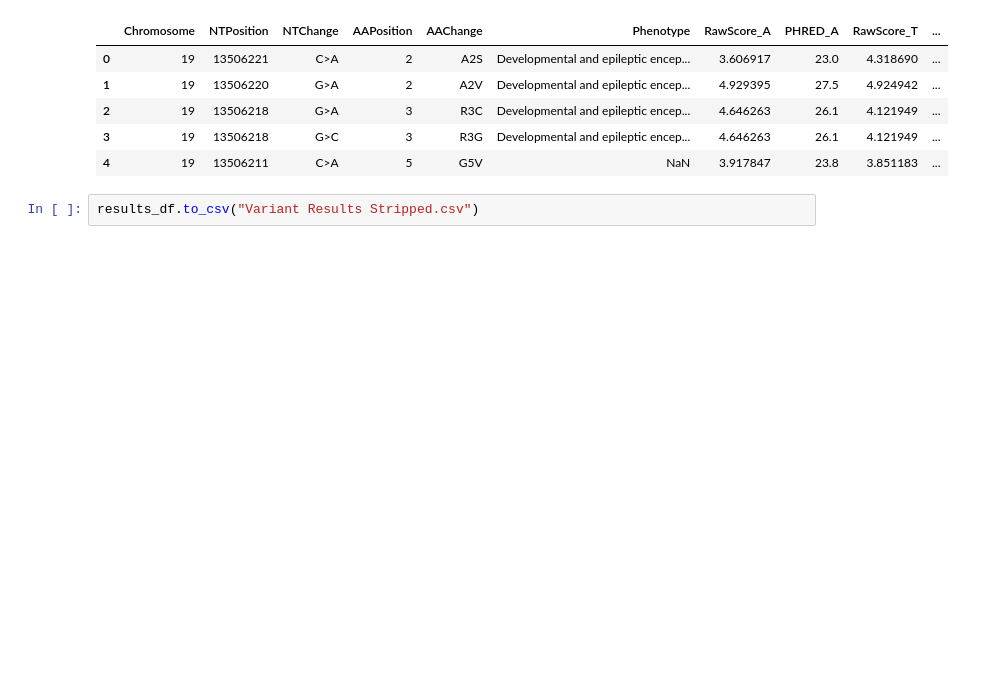
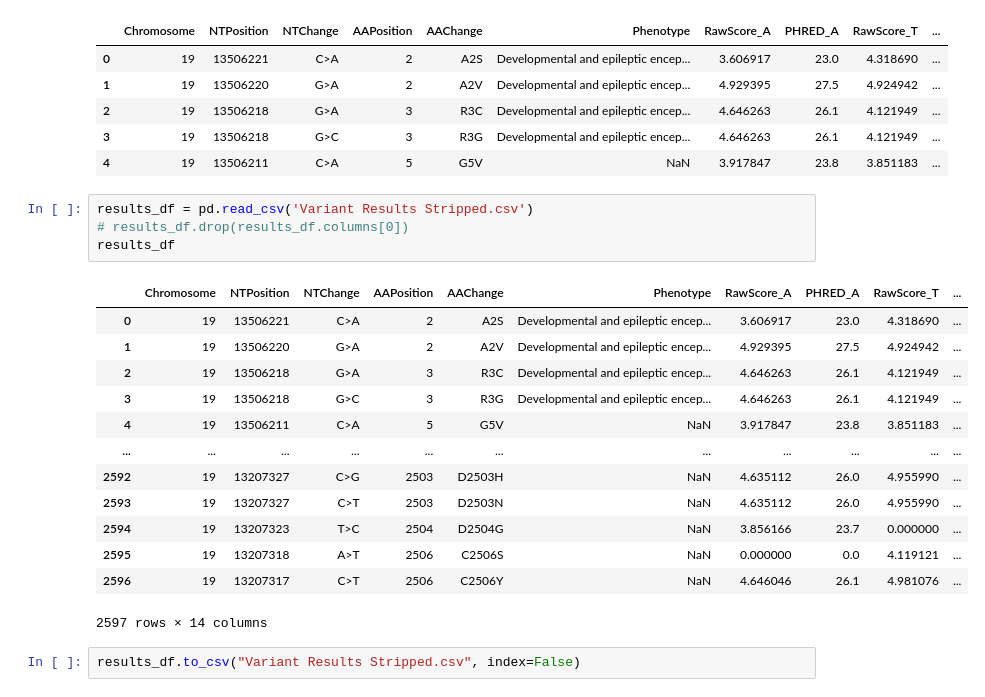
Before and after one commit to sakshmenon/PLM, a Jupyter notebook: Dataset Initializing/CADD_Query.ipynb, the cells around one changed output. Saved outputs shown, nothing was run; the diff lists cells and outputs as text; blank space fills up the shorter version.

```diff
--- a/Dataset Initializing/CADD_Query.ipynb
+++ b/Dataset Initializing/CADD_Query.ipynb
@@ -134,5 +134,23 @@ results_df.head()
 | 2 | 19 | 13506218 | G>A | 3 | R3C | Developmental and epileptic encep... | 4.646263 | 26.1 | 4.121949 | ... |
 | 3 | 19 | 13506218 | G>C | 3 | R3G | Developmental and epileptic encep... | 4.646263 | 26.1 | 4.121949 | ... |
 | 4 | 19 | 13506211 | C>A | 5 | G5V | NaN | 3.917847 | 23.8 | 3.851183 | ... |
+# %%
+results_df = pd.read_csv('Variant Results Stripped.csv')
+# results_df.drop(results_df.columns[0])
+results_df
+# %% [output]
+|  | Chromosome | NTPosition | NTChange | AAPosition | AAChange | Phenotype | RawScore_A | PHRED_A | RawScore_T | ... |
+| 0 | 19 | 13506221 | C>A | 2 | A2S | Developmental and epileptic encep... | 3.606917 | 23.0 | 4.318690 | ... |
+| 1 | 19 | 13506220 | G>A | 2 | A2V | Developmental and epileptic encep... | 4.929395 | 27.5 | 4.924942 | ... |
+| 2 | 19 | 13506218 | G>A | 3 | R3C | Developmental and epileptic encep... | 4.646263 | 26.1 | 4.121949 | ... |
+| 3 | 19 | 13506218 | G>C | 3 | R3G | Developmental and epileptic encep... | 4.646263 | 26.1 | 4.121949 | ... |
+| 4 | 19 | 13506211 | C>A | 5 | G5V | NaN | 3.917847 | 23.8 | 3.851183 | ... |
+| ... | ... | ... | ... | ... | ... | ... | ... | ... | ... | ... |
+| 2592 | 19 | 13207327 | C>G | 2503 | D2503H | NaN | 4.635112 | 26.0 | 4.955990 | ... |
+| 2593 | 19 | 13207327 | C>T | 2503 | D2503N | NaN | 4.635112 | 26.0 | 4.955990 | ... |
+| 2594 | 19 | 13207323 | T>C | 2504 | D2504G | NaN | 3.856166 | 23.7 | 0.000000 | ... |
+| 2595 | 19 | 13207318 | A>T | 2506 | C2506S | NaN | 0.000000 | 0.0 | 4.119121 | ... |
+| 2596 | 19 | 13207317 | C>T | 2506 | C2506Y | NaN | 4.646046 | 26.1 | 4.981076 | ... |
+2597 rows × 14 columns
 # %%
-results_df.to_csv("Variant Results Stripped.csv")
+results_df.to_csv("Variant Results Stripped.csv", index=False)
```
Also changed, not shown: 2 other files.
